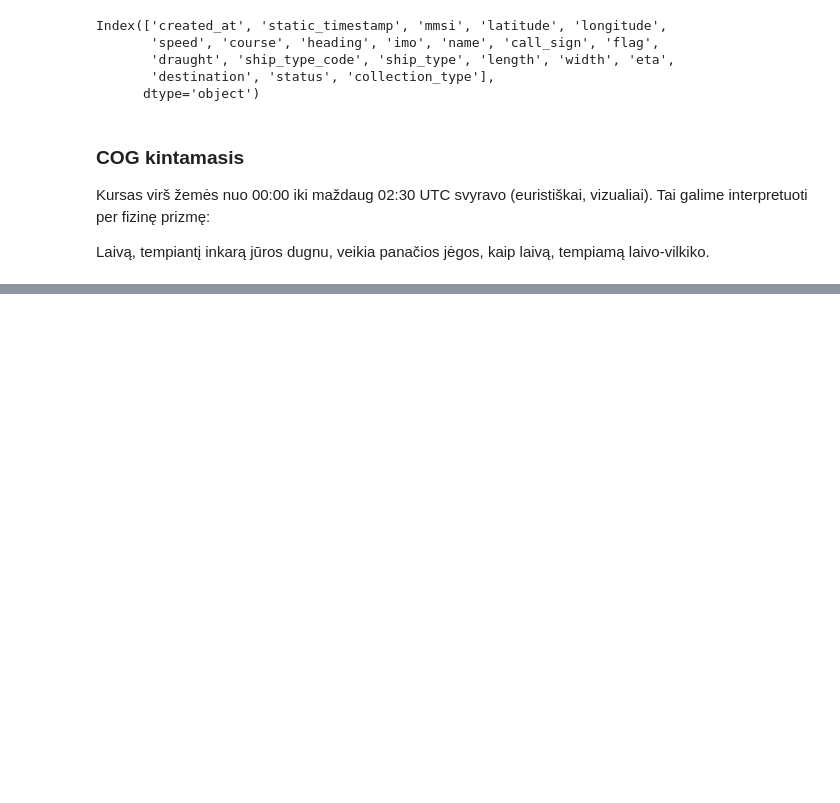
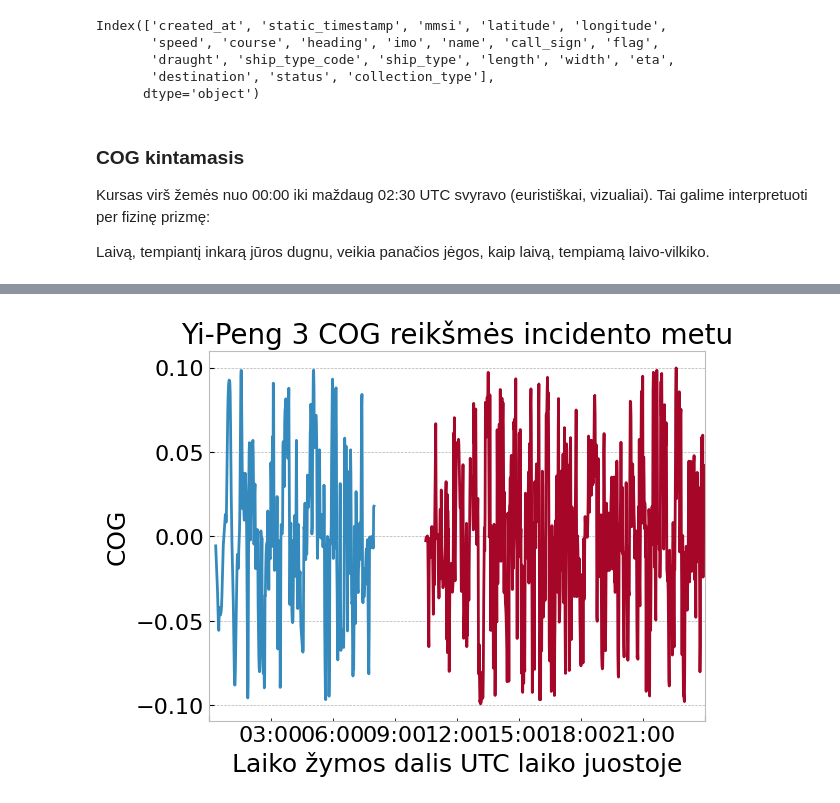
Before and after one commit to lukasjanusauskas/lukas-jan-kursinis-projektas, a Jupyter notebook: notebooks/pradine-atvejo-analize.ipynb, the cells around one changed output, grey strips where cells are left out. Cells and saved outputs as stored; diff of their text form; code cells hidden in the pictures; blank space fills up the shorter version.

```diff
--- a/notebooks/pradine-atvejo-analize.ipynb
+++ b/notebooks/pradine-atvejo-analize.ipynb
@@ -93,0 +135,4 @@ plt.show()
+# %%
+before_and_after(df_int, 'course')
+# %% [output]
+[figure, added]
```
Also changed, not shown: parts of 24 cells of this notebook, 23 other files.
